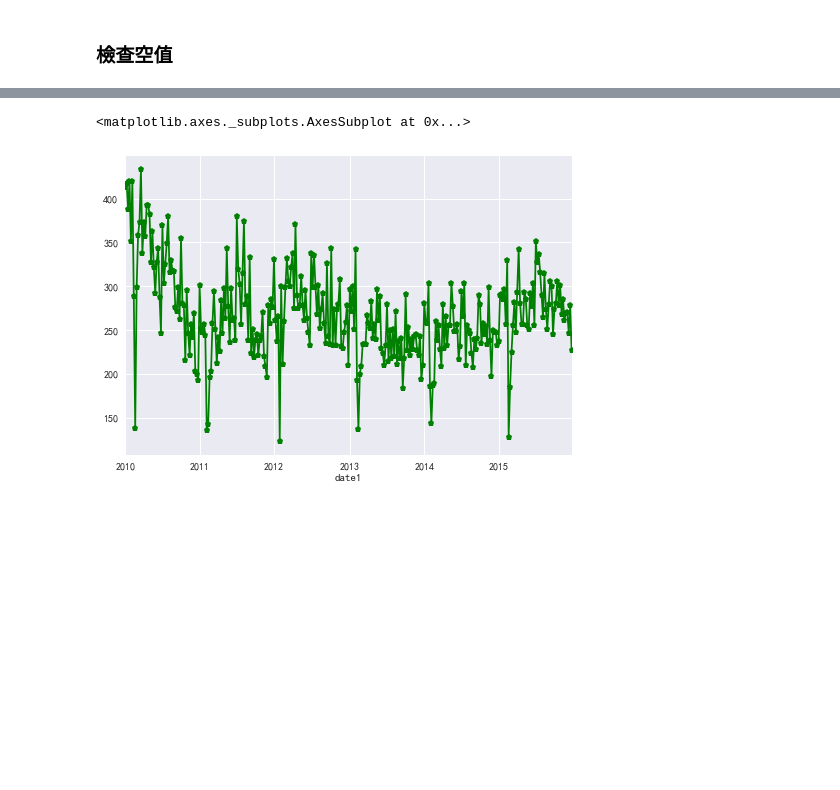
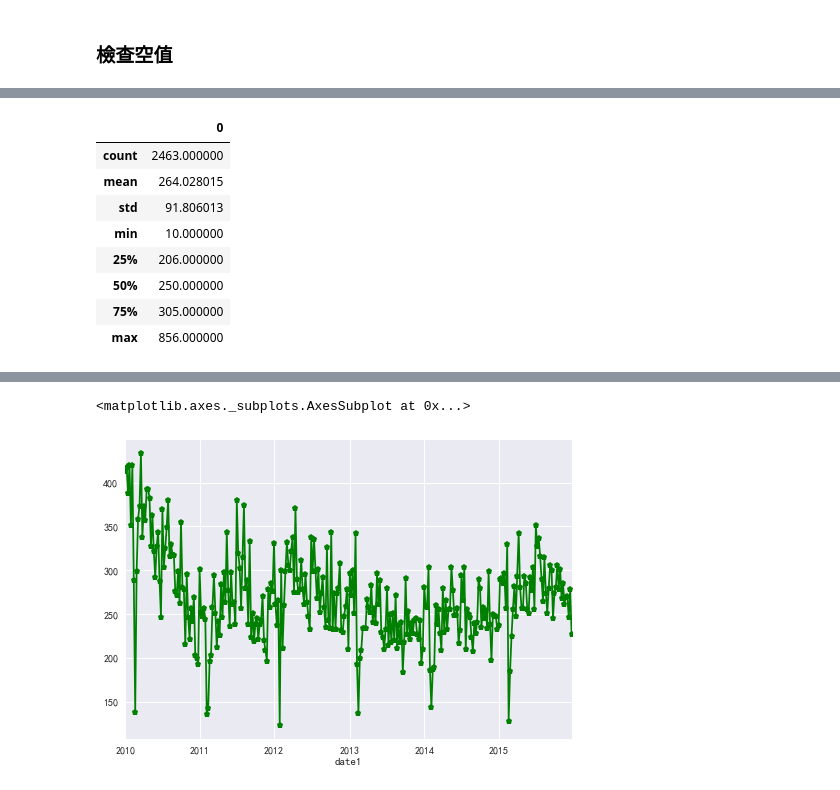
Before and after one commit to jc7qx/pylearning, a Jupyter notebook: 國網犯罪.ipynb, the cells around one changed output, grey strips where cells are left out. Cells and saved outputs as stored; diff of their text form; code cells hidden in the pictures; blank space fills up the shorter version.

```diff
--- a/國網犯罪.ipynb
+++ b/國網犯罪.ipynb
@@ -241 +259,14 @@ df1=dd.size()
+# %%
+crimedd.head()
+crimedd.describe()
+# %% [output]
+|  | 0 |
+| count | 2463.000000 |
+| mean | 264.028015 |
+| std | 91.806013 |
+| min | 10.000000 |
+| 25% | 206.000000 |
+| 50% | 250.000000 |
+| 75% | 305.000000 |
+| max | 856.000000 |
 # %%
```
Also changed, not shown: parts of 14 cells of this notebook.
